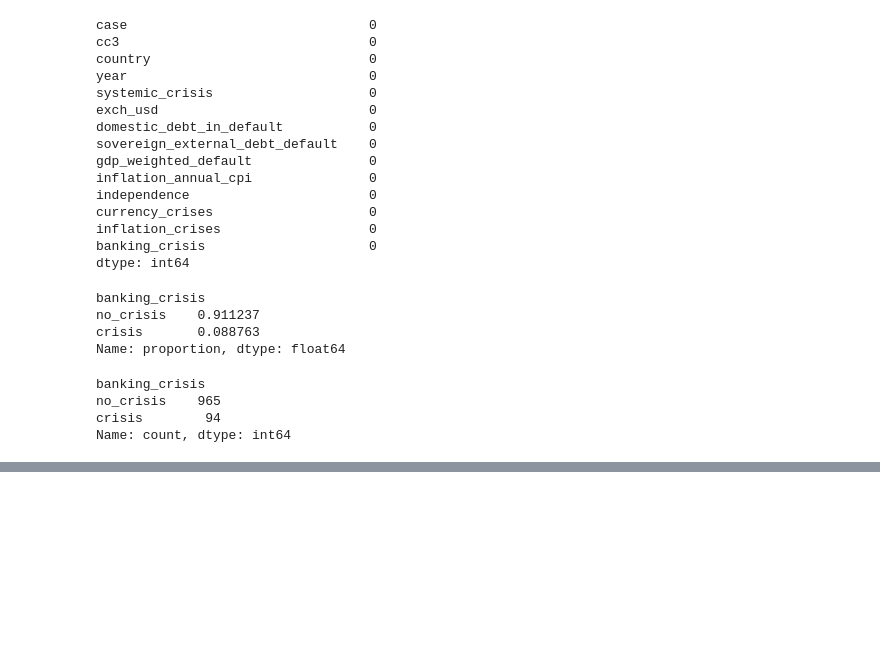
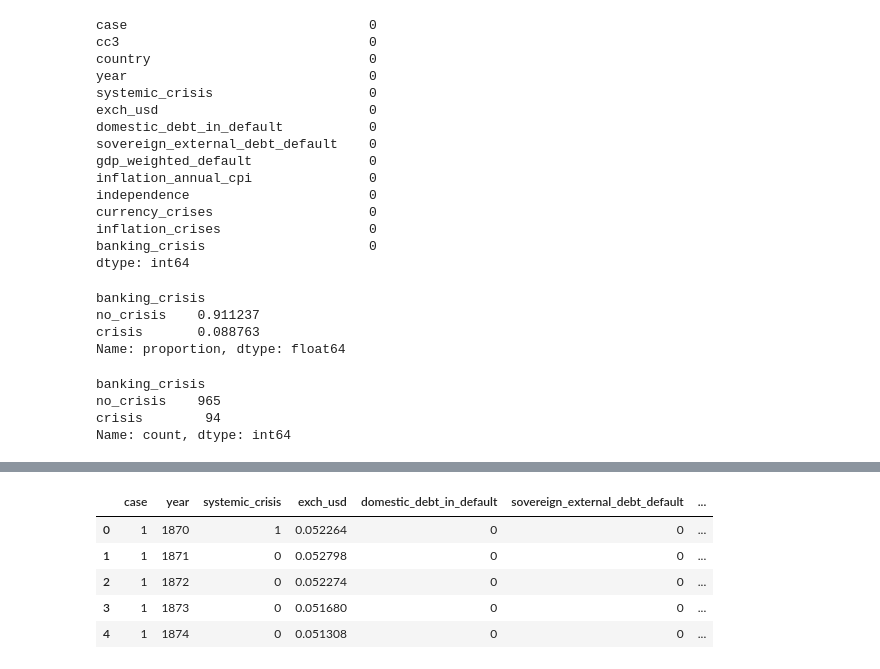
Before and after one commit to LeeBoy-Hmong/MachineLearning, a Jupyter notebook: FinancialCrisis/FinancialAfrica.ipynb, the cells around one changed output, grey strips where cells are left out. Drawn from its saved outputs; the diff is of its cells as text; code cells hidden in the pictures; blank space fills up the shorter version.

```diff
--- a/FinancialCrisis/FinancialAfrica.ipynb
+++ b/FinancialCrisis/FinancialAfrica.ipynb
@@ -116,0 +147,24 @@ plt.xticks([0,1],['Crisis', 'No Crisis'])
+# %%
+# Let see if we can use a heat map to find where which categories collide to make the most correlation.
+# Will run into an error if you don't get rid of the str columns.
+    # Let's clean up the data a little and get rid of 'cc3' column.
+float_df = raw_df[['case',
+                  'year',
+                  'systemic_crisis',
+                  'exch_usd',
+                  'domestic_debt_in_default',
+                  'sovereign_external_debt_default',
+                  'gdp_weighted_default',
+                  'inflation_annual_cpi',
+                  'independence',
+                  'currency_crises',
+                  'inflation_crises',]]
+
+float_df.head()
+# %% [output]
+|  | case | year | systemic_crisis | exch_usd | domestic_debt_in_default | sovereign_external_debt_default | ... |
+| 0 | 1 | 1870 | 1 | 0.052264 | 0 | 0 | ... |
+| 1 | 1 | 1871 | 0 | 0.052798 | 0 | 0 | ... |
+| 2 | 1 | 1872 | 0 | 0.052274 | 0 | 0 | ... |
+| 3 | 1 | 1873 | 0 | 0.051680 | 0 | 0 | ... |
+| 4 | 1 | 1874 | 0 | 0.051308 | 0 | 0 | ... |
```
Also changed, not shown: parts of 3 cells of this notebook.
